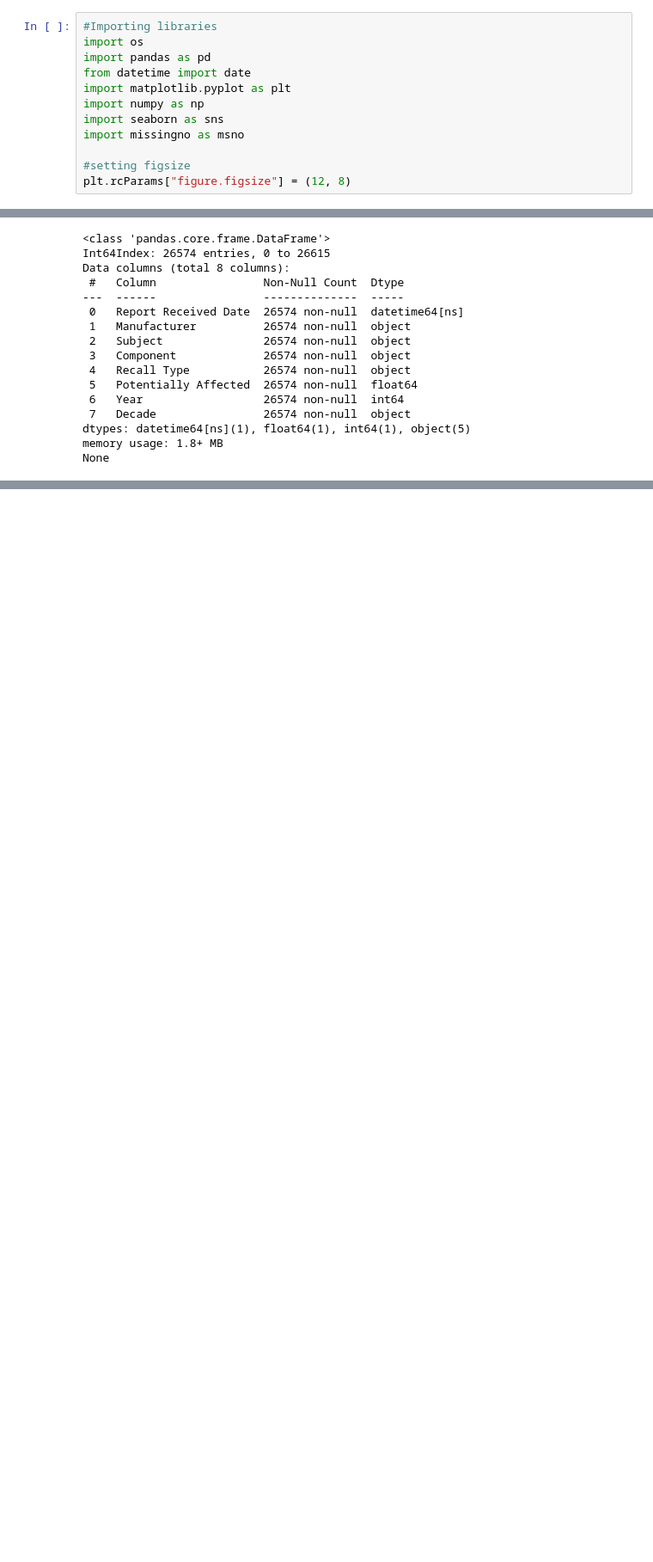
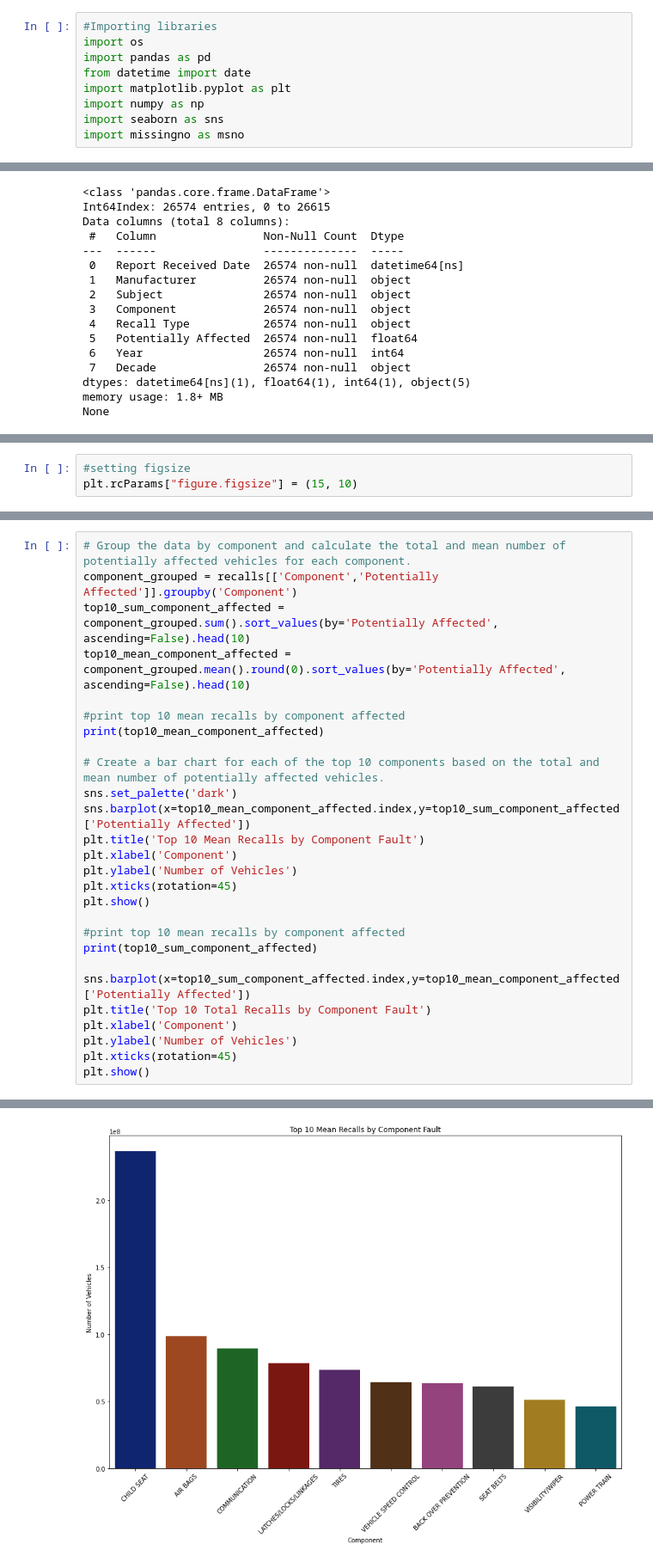
Before and after one commit to jlenehan/US_Auto_Recalls, a Jupyter notebook: Auto Recalls.ipynb, the cells around one changed output, grey strips where cells are left out. Shown at 86% size. Cells and saved outputs as stored; diff of their text form; blank space fills up the shorter version.

```diff
--- a/Auto Recalls.ipynb
+++ b/Auto Recalls.ipynb
@@ -9,9 +9,6 @@ import matplotlib.pyplot as plt
 import numpy as np
 import seaborn as sns
 import missingno as msno
-
-#setting figsize
-plt.rcParams["figure.figsize"] = (12, 8)
 # %% [markdown]
 # Step 1: Import Data
 # %%
@@ -291,0 +225,3 @@ EQUIPMENT                            46192208.0
+# %%
+#setting figsize
+plt.rcParams["figure.figsize"] = (15, 10)
@@ -291,0 +236,28 @@ EQUIPMENT                            46192208.0
+# %%
+# Group the data by component and calculate the total and mean number of potentially affected vehicles for each component.
+component_grouped = recalls[['Component','Potentially Affected']].groupby('Component')
+top10_sum_component_affected = component_grouped.sum().sort_values(by='Potentially Affected', ascending=False).head(10)
+top10_mean_component_affected = component_grouped.mean().round(0).sort_values(by='Potentially Affected', ascending=False).head(10)
+
+#print top 10 mean recalls by component affected
+print(top10_mean_component_affected)
+
+# Create a bar chart for each of the top 10 components based on the total and mean number of potentially affected vehicles.
+sns.set_palette('dark')
+sns.barplot(x=top10_mean_component_affected.index,y=top10_sum_component_affected['Potentially Affected'])
+plt.title('Top 10 Mean Recalls by Component Fault')
+plt.xlabel('Component')
+plt.ylabel('Number of Vehicles')
+plt.xticks(rotation=45)
+plt.show()
+
+#print top 10 mean recalls by component affected
+print(top10_sum_component_affected)
+
+sns.barplot(x=top10_sum_component_affected.index,y=top10_mean_component_affected['Potentially Affected'])
+plt.title('Top 10 Total Recalls by Component Fault')
+plt.xlabel('Component')
+plt.ylabel('Number of Vehicles')
+plt.xticks(rotation=45)
+plt.show()
+# %% [output]
@@ -291,0 +276 @@ EQUIPMENT                            46192208.0
+[figure, added]
```
Also changed, not shown: parts of 5 cells of this notebook.
